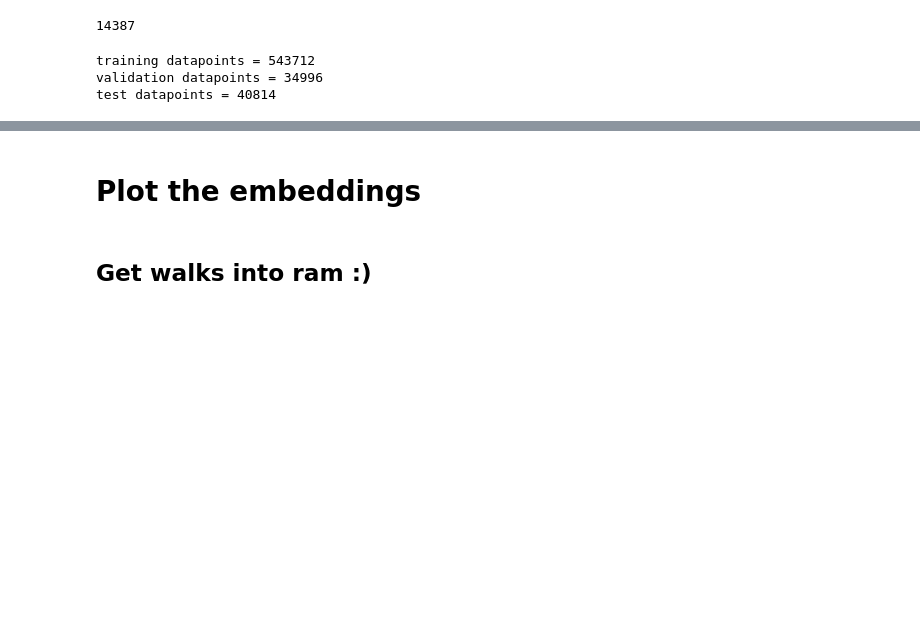
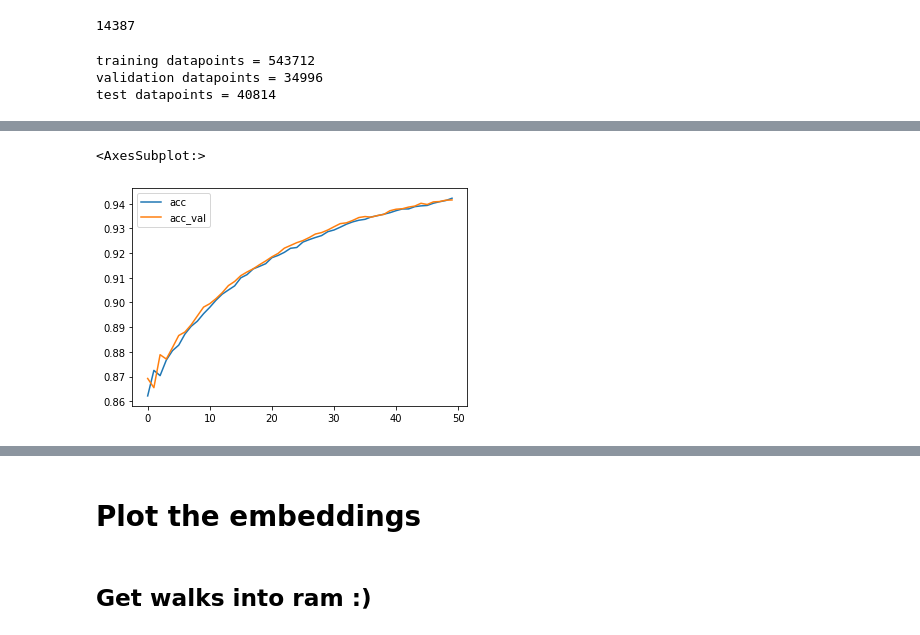
Before and after one commit to Oliver-Tautz/Context-sensitive-language-models-for-knowledge-graph-embeddings, a Jupyter notebook: notebooks/rdf2vec_walks.ipynb, the cells around one changed output, grey strips where cells are left out. Saved outputs shown, nothing was run; the diff lists cells and outputs as text; code cells hidden in the pictures; blank space fills up the shorter version.

Commit message:
add pytorch model

```diff
--- a/notebooks/rdf2vec_walks.ipynb
+++ b/notebooks/rdf2vec_walks.ipynb
@@ -386,0 +502,30 @@ print(evalu)
+# %%
+# pytorch model
+import torchmetrics
+import torch
+from torch import nn
+
+
+class ClassifierSimple(torch.nn.Module):
+    def __init__(self,input_dim=300,hidden_size=64):
+        super(ClassifierSimple, self).__init__()
+
+
+        self.layers = nn.Sequential(
+                # flatten input if necessary
+                nn.Flatten(),
+                nn.Linear(input_dim,hidden_size),
+                nn.ReLU(),
+                nn.Linear(hidden_size,1)
+        )
+
+        self.output_activation = nn.Sigmoid()
+
+
+
+
+
+    def forward(self,x):
+        return self.layers(x)
+    def predict(self,x):
+        return self.output_activation(self.layers(x))
@@ -386,0 +535,5 @@ print(evalu)
+# %%
+from pathlib import Path
+
+model = ClassifierSimple()
+model,history = fit_1_1(model,g_train,lambda x: word_vectors[x],5000,entities,metrics = {'acc' :torchmetrics.classification.Accuracy()},graph_eval=g_val)
@@ -386,0 +542,7 @@ print(evalu)
+# %%
+history = {k: [x.item() for x in v] for (k,v) in history.items()}
+# %%
+pd.DataFrame(history)[['acc','acc_val']].plot()
+# %% [output]
+<AxesSubplot:>
+[figure, added]
```
Also changed, not shown: parts of 17 cells of this notebook.
